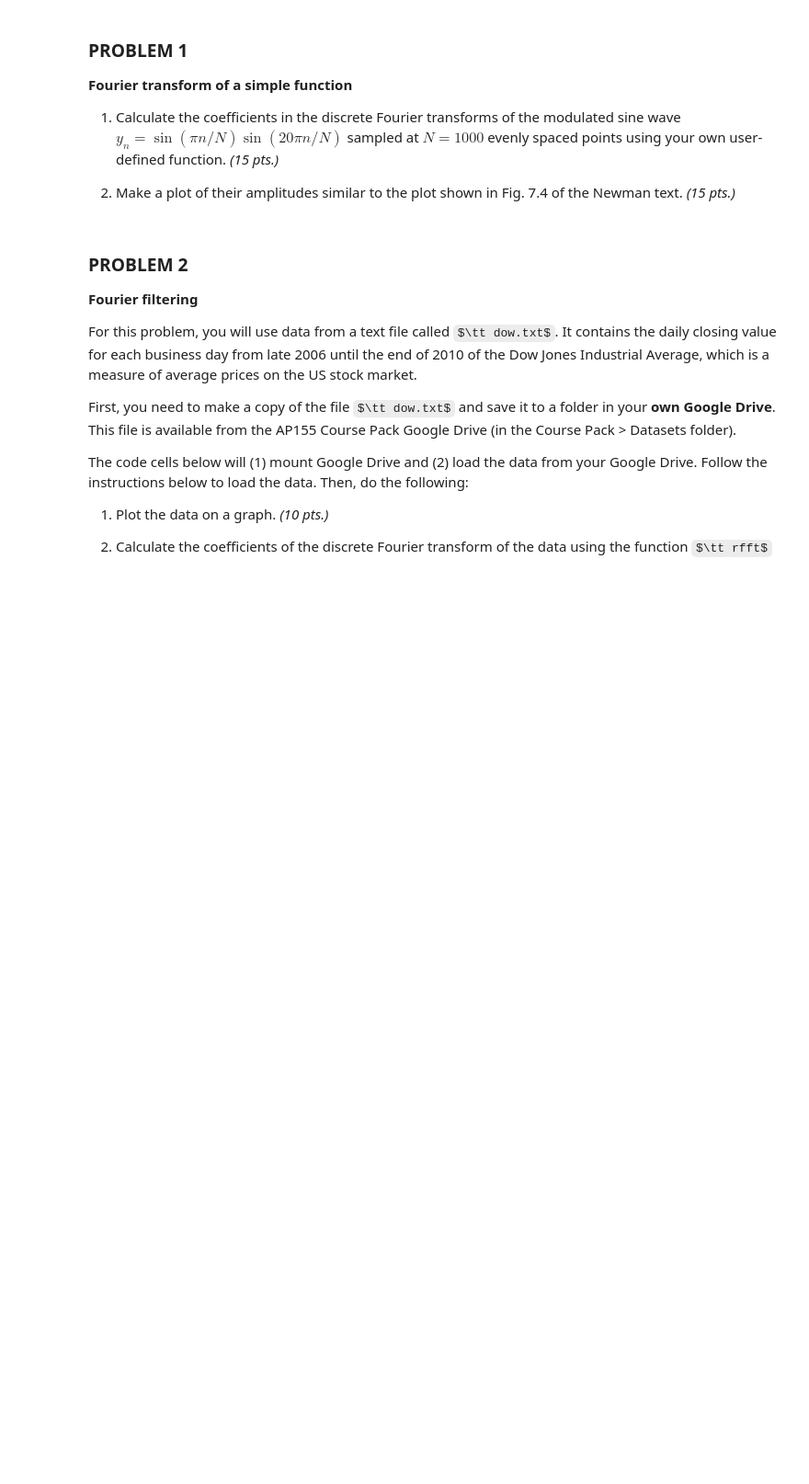
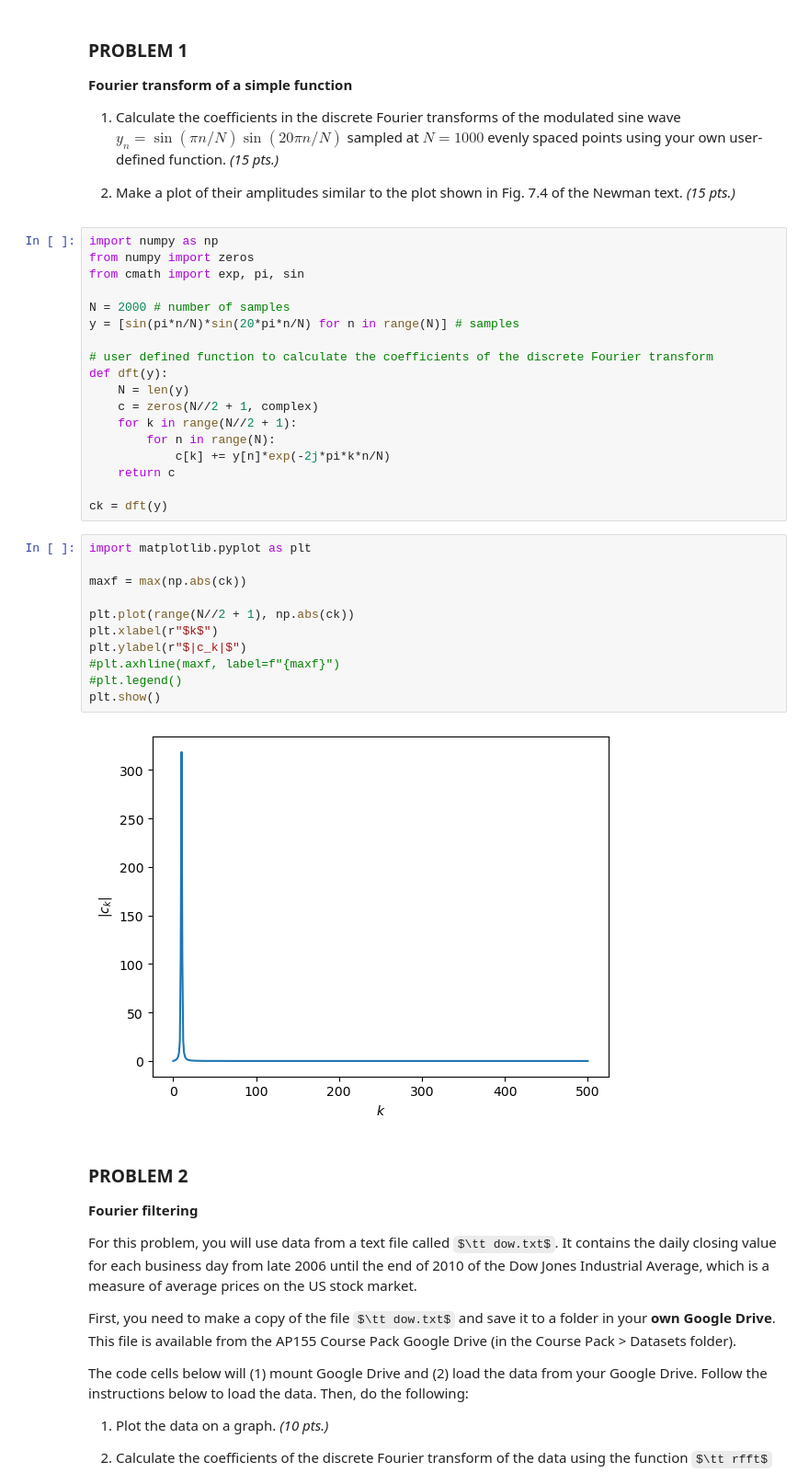
Before and after one commit to gcfbelinario/Applied-Physics-155, a Jupyter notebook: lab_assignment_module3_key.ipynb, the cells around one changed output. Shown: that part at 92% size. Cells and saved outputs as stored; diff of their text form; some formulas as TeX source; blank space fills up the shorter version.

```diff
--- a/lab_assignment_module3_key.ipynb
+++ b/lab_assignment_module3_key.ipynb
@@ -16,6 +16,37 @@ Author: Gene Carlo F. Belinario
 1. Calculate the coefficients in the discrete Fourier transforms of the modulated sine wave $y_n = \sin(\pi n/N) \sin(20\pi n/N)$ sampled at $N = 1000$ evenly spaced points using your own user-defined function. *(15 pts.)*
 
 2. Make a plot of their amplitudes similar to the plot shown in Fig. 7.4 of the Newman text. *(15 pts.)*
+# %%
+import numpy as np
+from numpy import zeros
+from cmath import exp, pi, sin
+
+N = 2000 # number of samples
+y = [sin(pi*n/N)*sin(20*pi*n/N) for n in range(N)] # samples
+
+# user defined function to calculate the coefficients of the discrete Fourier transform
+def dft(y):
+    N = len(y)
+    c = zeros(N//2 + 1, complex)
+    for k in range(N//2 + 1):
+        for n in range(N):
+            c[k] += y[n]*exp(-2j*pi*k*n/N)
+    return c
+
+ck = dft(y)
+# %%
+import matplotlib.pyplot as plt
+
+maxf = max(np.abs(ck))
+
+plt.plot(range(N//2 + 1), np.abs(ck))
+plt.xlabel(r"$k$")
+plt.ylabel(r"$|c_k|$")
+#plt.axhline(maxf, label=f"{maxf}")
+#plt.legend()
+plt.show()
+# %% [output]
+[figure, added]
 # %% [markdown]
 ### PROBLEM 2
 
```
Also changed, not shown: parts of 15 cells of this notebook, 1 other file.
